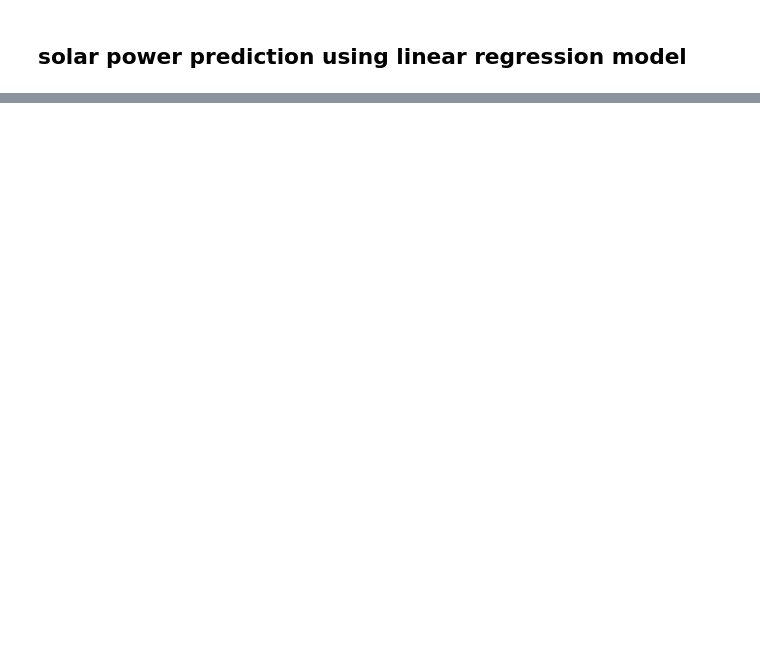
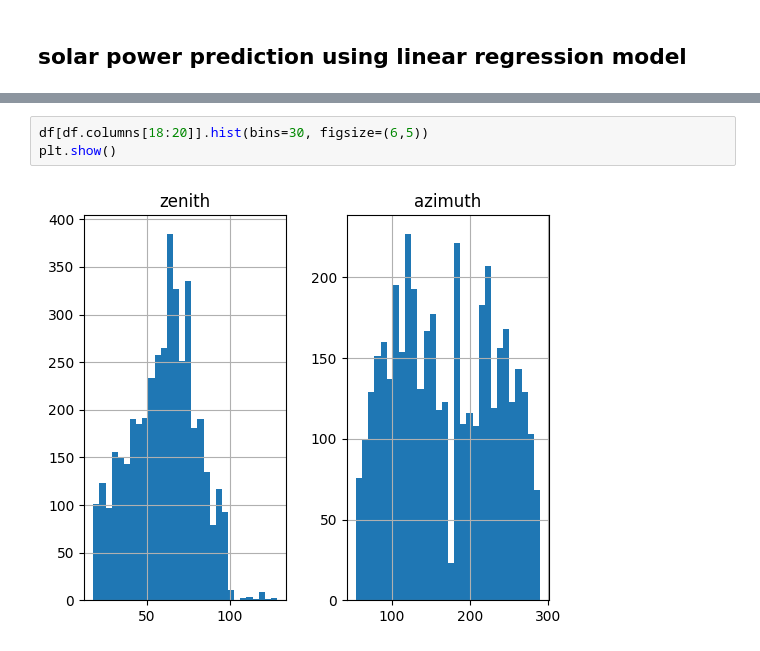
Before and after one commit to Ruqaya4321/Solar_Power_Prediction, a Jupyter notebook: solarpowerpred.ipynb, the cells around one changed output, grey strips where cells are left out. Saved outputs shown, nothing was run; the diff lists cells and outputs as text; blank space fills up the shorter version.

```diff
--- a/solarpowerpred.ipynb
+++ b/solarpowerpred.ipynb
@@ -36,0 +124,5 @@ plt.show()
+# %%
+df[df.columns[18:20]].hist(bins=30, figsize=(6,5))
+plt.show()
+# %% [output]
+[figure, added]
```
Also changed, not shown: parts of 16 cells of this notebook.
